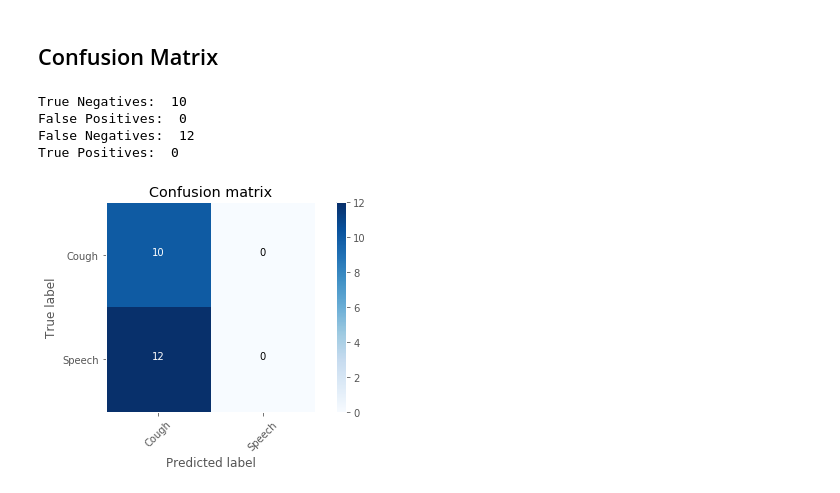
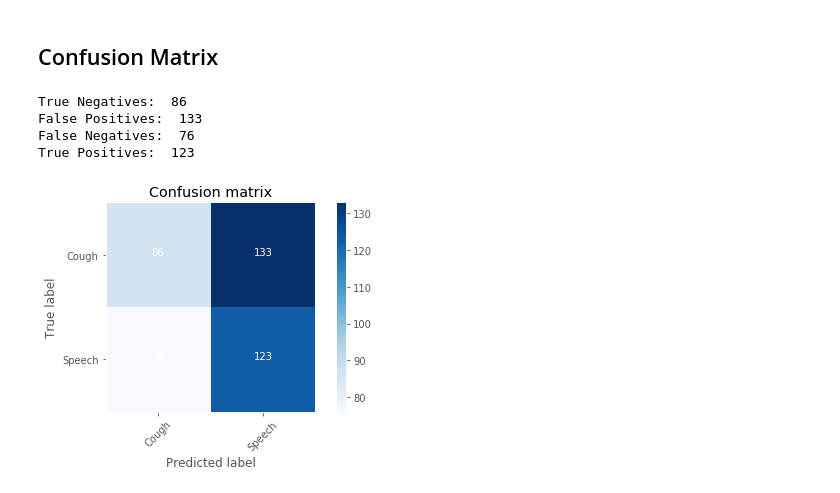
Before and after one commit to AnnaBernbaum/SoloProject, a Jupyter notebook: Machine Learning.ipynb, the cells around one changed output. Drawn from its saved outputs; the diff is of its cells as text; code cells hidden in the pictures.

```diff
--- a/Pre-process Google AudioSet Clips_Kapre.ipynb
+++ b/Machine Learning.ipynb
@@ -189,37 +199,36 @@ test labels shape: (22, 1)
 # %% [markdown]
 # Set up the layers
 # %%
-model2 = keras.Sequential()
+model = keras.Sequential()
 
 input_shape = (1, 220500)
-# input_shape = train_audio[0].shape
 
-sr = 22050
+sr = 22050  # Sampling rate of the audio
 
-# model2.add(Spectrogram(n_dft=512, n_hop=256, input_shape=input_shape,
+# model.add(Spectrogram(n_dft=512, n_hop=256, input_shape=input_shape,
 #           return_decibel_spectrogram=True, power_spectrogram=2.0,
 #           trainable_kernel=False, name='static_stft'))
 
-model2.add(Melspectrogram(n_dft=512, n_hop=256, input_shape=input_shape,
+model.add(Melspectrogram(n_dft=512, n_hop=256, input_shape=input_shape,
                          padding='same', sr=sr, n_mels=128,
                          fmin=0.0, fmax=sr/2, power_melgram=1.0,
                          return_decibel_melgram=False, trainable_fb=False,
                          trainable_kernel=False,
                          name='trainable_stft'))
 
-# model2.add(keras.layers.Flatten())
 # fully-connected, neural llayer with 128 nodes
+model.add(keras.layers.Dense(128, activation=tf.nn.relu))
 
-model2.add(keras.layers.Dense(128, activation=tf.nn.relu))
-model2.add(keras.layers.Flatten()),
-model2.add(keras.layers.Dense(1, activation='sigmoid'))
+model.add(keras.layers.Flatten()),
+
+model.add(keras.layers.Dense(1, activation='sigmoid'))
 
 #  softmax layer—this returns an array of 10 probability scores that sum to 1
 #  Each node contains a score that indicates the probability that the current
 #  image belongs to one of the 10 classes.
 # model2.add(keras.layers.Dense(10, activation=tf.nn.softmax))
 
-model2.summary()
+model.summary()
 # %% [output]
 _________________________________________________________________
 Layer (type)                 Output Shape              Param #
@@ -239,10 +248,10 @@ _________________________________________________________________
 # %% [markdown]
 # Compile the model
 # %%
-model2.compile(optimizer='adam', loss='binary_crossentropy', metrics = ['acc'])
+model.compile(optimizer='adam', loss='binary_crossentropy', metrics = ['acc'])
 # %% [markdown]
 # Train the model
 # %%
 # all clips are the same length from downloading stage
-model2.fit(train_audio, train_labels, epochs=5)
+model.fit(train_audio, train_labels, epochs=10)
 # %% [output]
@@ -273,12 +289,12 @@ Accuracy: 0.7272727489471436
 # %% [markdown]
 # Make predictions
 # %%
-predictions = model2.predict(test_audio)
+predictions = model.predict(test_audio)
 
-print('Highest Label Confidence Value:', np.argmax(predictions[6]))
+print('Highest Label Confidence Value:', np.argmax(predictions[0]))
 
 # check if prediction is correct
-print('Actual Label:', test_labels[6])
+print('Actual Label:', test_labels[0])
 # %% [output]
 Highest Label Confidence Value: 0
 Actual Label: [1.]
@@ -291,36 +307,43 @@ def plot_confusion_matrix(cm, title='Confusion matrix', cmap=plt.cm.Blues):
     plt.colorbar()
     tick_marks = np.arange(2)
 
     #!!!!!! NOTE THAT THESE LABELS MAY BE BACKWARDS
     plt.xticks(tick_marks, ['Cough','Speech'], rotation=45)
     plt.yticks(tick_marks, ['Cough','Speech'])
 
     fmt = 'd'
     thresh = cm.max() / 2.
     for i, j in itertools.product(range(cm.shape[0]), range(cm.shape[1])):
         plt.text(j, i, format(cm[i, j], fmt),
                  horizontalalignment="center",
                  color="white" if cm[i, j] > thresh else "black")
 
     plt.tight_layout()
     plt.ylabel('True label')
     plt.xlabel('Predicted label')
     plt.grid(b=None)
 
+# From tutorial: A prediction is an array of 10 numbers. These describe the "confidence" of the model
+# that the image corresponds to each of the 10 different articles of clothing.
+rounded_predictions = []
+for i in predictions:
+    i = int(i)
+    rounded_predictions.append(i)
 
-cm = metrics.confusion_matrix(test_labels, predictions.argmax(axis=1), labels=None, sample_weight=None)
+# cm = metrics.confusion_matrix(test_labels, predictions.argmax(axis=1), labels=None, sample_weight=None)
+cm = metrics.confusion_matrix(test_labels, rounded_predictions, labels=None, sample_weight=None)
 plot_confusion_matrix(cm)
 
 tn, fp, fn, tp = cm.ravel()
 print("True Negatives: ",tn)
 print("False Positives: ",fp)
 print("False Negatives: ",fn)
 print("True Positives: ",tp)
 
 # Normalised confusion matrix
 # %% [output]
-True Negatives:  10
-False Positives:  0
-False Negatives:  12
-True Positives:  0
+True Negatives:  86
+False Positives:  133
+False Negatives:  76
+True Positives:  123
-[figure, old version]
+[figure, new version]
```
Also changed, not shown: parts of 7 cells of this notebook, 3 other files.
